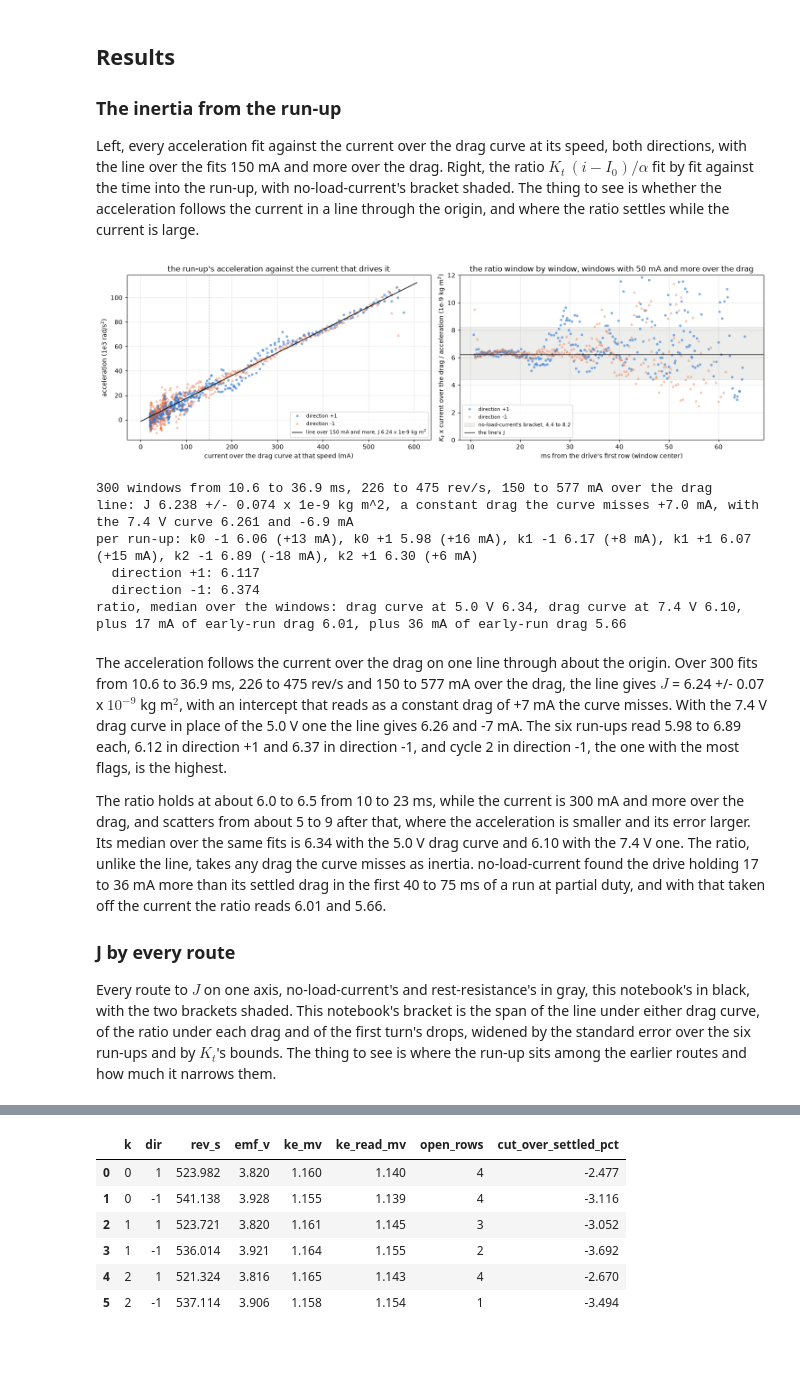
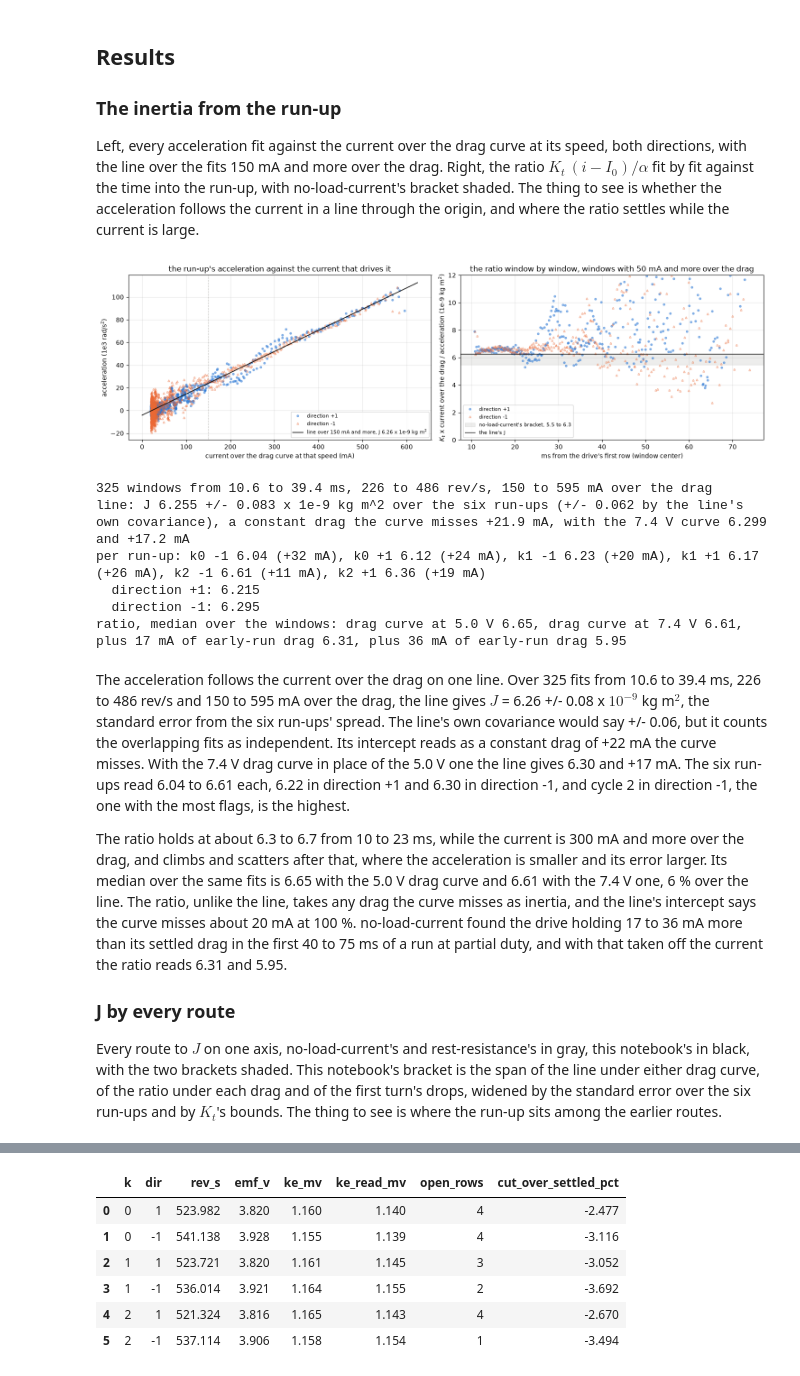
Before and after one commit to OpenServoCore/notebooks, a Jupyter notebook: stages/2-motor/speed-torque/speed-torque.ipynb, the cells around one changed output, grey strips where cells are left out. Saved outputs shown, nothing was run; the diff lists cells and outputs as text; code cells hidden in the pictures; blank space fills up the shorter version.

Commit message:
stage 2: move speed-torque to the term-out drag, regress torque on speed, per-run J error

```diff
--- a/stages/2-motor/speed-torque/speed-torque.ipynb
+++ b/stages/2-motor/speed-torque/speed-torque.ipynb
@@ -82,11 +82,12 @@ The stage 1 conversions, and every constant this notebook reads from the earlier
 CS = results.read("1-board", "current-scale", pair=BOARD.key)         # counts per amp and the in-drive offset, graded at 100 % duty
 TC = results.read("1-board", "terminal-chain", pair=BOARD.key)        # counts per volt of tap difference, the rail tap
 BC = results.read("2-motor", "bemf-coast", pair=MOTOR.key)            # Ke, its trend with speed, the ripple count
-NL = results.read("2-motor", "no-load-current", pair=MOTOR.key)       # Kt, the drag under drive, J and its routes
+NL = results.read("2-motor", "no-load-current", pair=MOTOR.key)       # Kt, the drag under drive with the reading term out, J and its routes
 RR = results.read("2-motor", "rest-resistance", pair=MOTOR.key)       # the terminal resistance, the brush drop, the earlier read of these run-ups
 IND = results.read("2-motor", "inductance", pair=MOTOR.key)           # the winding's inductance and time constant
 A_PER_COUNT = 1 / CS["counts_per_a"]["value"]                          # amps per count over the zero
 I_DRIVE_OFFSET = CS["drive_offset_counts"]["value"]                   # counts the chain reads over its rest zero with the bridge driving
+I_CLASS_PCT = CS["counts_per_a_class_pct"]["value"]                  # % of the reading, current-scale's absolute class on its counts per amp
 V_PER_COUNT = 1 / TC["terminal_counts_per_v"]["value"]                 # volts of terminal difference per count
 T_OFFSET = TC["terminal_offset_counts"]["value"]                      # counts the difference reads over the truth under DC current
 rail_v = lambda n: (np.asarray(n, float) - TC["rail_offset_counts"]["value"]) / TC["rail_counts_per_v"]["value"]
@@ -97,24 +98,27 @@ J_GUESS = NL["j_kg_m2"]["value"]                                      # no-load-
 assert int(BC["ripple_per_rev"]["value"]) == N_R                      # the count bemf-coast read Ke with is the one used here
 
 def drag_curve(level):
-    # the no-load current of a settled spin at one rail as a function of speed in rad/s, from no-load-current. The curve is a
-    # constant plus a term in the log of the speed, fitted over the speeds that rail reached. Under its lowest speed the
-    # log runs to minus infinity, so the current is held at the curve's value there.
-    c = NL["drive_drag_by_level"][level]
+    # the no-load current of a settled spin at one rail as a function of speed in rad/s, from no-load-current, with bemf-coast's
+    # reading term taken out, since a 100 % run-up carries none. The curve is a constant plus a term in the log of the speed,
+    # fitted over the speeds that rail reached. Under its lowest speed the log runs to minus infinity, so the current is held
+    # at the curve's value there.
+    c = NL["drive_drag_by_level_meter"][level]
     a, b, lo = c["a_a"]["value"], c["b_a"]["value"], c["speed_range_rev_s"]["lo"]
     return lambda w: a + b * np.log(np.maximum(np.asarray(w, float), 2 * np.pi * lo) / (2 * np.pi * 100))
 
 I0 = drag_curve("5 V")                                                # the drag under drive at this rail, as a current
-I0_HI = drag_curve("7.4 V")                                           # the 7.4 V curve, 9 to 15 mA over it, for the bracket
-D5 = NL["drive_drag_by_level"]["5 V"]["speed_range_rev_s"]
+I0_HI = drag_curve("7.4 V")                                           # the 7.4 V curve, fitted up to 510 rev/s, for the bracket
+D5 = NL["drive_drag_by_level_meter"]["5 V"]["speed_range_rev_s"]
+D7 = NL["drive_drag_by_level_meter"]["7.4 V"]["speed_range_rev_s"]
 print(f"current {CS['counts_per_a']['value']:.1f} counts/A, in-drive offset {I_DRIVE_OFFSET:+.1f} counts, graded on DC at 100 % over "
-      f"{CS['amps_range']['lo']:.2f} to {CS['amps_range']['hi']:.2f} A")
+      f"{CS['amps_range']['lo']:.2f} to {CS['amps_range']['hi']:.2f} A, absolute class {I_CLASS_PCT:.0f} % of the reading")
 print(f"terminal difference {TC['terminal_counts_per_v']['value']:.2f} counts/V with {T_OFFSET:+.1f} counts under DC current")
 print(f"Ke = Kt = {KE * 1e3:.4f} mV s/rad ({BC['ke_v_s_per_rad']['lo'] * 1e3:.4f} to {BC['ke_v_s_per_rad']['hi'] * 1e3:.4f}), read up to "
       f"{BC['speed_range_rev_s']['hi']:.0f} rev/s")
 print(f"L {IND['l_mh']['value']:.3f} mH, tau {IND['tau_us']['value']:.0f} us from inductance")
-print(f"drag under drive at 5.0 V: {D5['lo']:.0f} to {D5['hi']:.0f} rev/s fitted, {I0(2 * np.pi * 100) * 1e3:.1f} mA at 100 rev/s and "
-      f"{I0(2 * np.pi * D5['hi']) * 1e3:.1f} mA at {D5['hi']:.0f} rev/s")
+print(f"drag under drive at 5.0 V, the reading term out: {D5['lo']:.0f} to {D5['hi']:.0f} rev/s fitted, {I0(2 * np.pi * 100) * 1e3:.1f} mA at 100 rev/s and "
+      f"{I0(2 * np.pi * D5['hi']) * 1e3:.1f} mA at {D5['hi']:.0f} rev/s; the 7.4 V curve, fitted from {D7['lo']:.0f} to {D7['hi']:.0f} rev/s, sits "
+      + ", ".join(f"{(I0_HI(2 * np.pi * x) - I0(2 * np.pi * x)) * 1e3:+.1f}" for x in (150, 338, 540)) + " mA from it at 150, 338 and 540 rev/s")
 print(f"J from no-load-current {NL['j_kg_m2']['value'] * 1e9:.2f} x 1e-9 kg m^2, bracket {NL['j_kg_m2']['lo'] * 1e9:.2f} to {NL['j_kg_m2']['hi'] * 1e9:.2f}")
 print(f"rest-resistance: r_term {RR['r_term_median_ohm']['value']:.3f} ohm at {RR['r_term_amps']['value']:.2f} A, brush drop "
       f"{RR['v0_brush_v']['value']:+.2f} V ({RR['v0_brush_v']['lo']:.1f} to {RR['v0_brush_v']['hi']:.1f}), and from these run-ups "
@@ -657,55 +661,60 @@ def j_line(g, col="ex"):
 LINE = j_line(use)
 LINE_HI = j_line(use, "ex_hi")
 PER_RUN = pd.DataFrame([{"k": k, "dir": d, **j_line(g)} for (k, d), g in use.groupby(["k", "dir"])])
+# the fits sit 0.5 ms apart over +/-5 ms each, so twenty of them share every crossing, and the line's own covariance counts
+# them as independent. The pooled line's standard error is the run-ups' spread over the root of their number instead.
+J_SE_FIT = LINE["j_se"]
+LINE["j_se"] = PER_RUN["j"].std() / np.sqrt(len(PER_RUN))
 EARLY = {lvl: NL["early_run_excess_a_by_level"][lvl]["40 to 75 ms"]["value"] for lvl in ("5 V", "7.4 V")}   # the drive's extra drag early in a run
 RATIO = {"drag curve at 5.0 V": use["j"].median(),
          "drag curve at 7.4 V": (KT * use["ex_hi"] / use["alpha"]).median(),
          f"plus {EARLY['5 V'] * 1e3:.0f} mA of early-run drag": (KT * (use["ex"] - EARLY["5 V"]) / use["alpha"]).median(),
          f"plus {EARLY['7.4 V'] * 1e3:.0f} mA of early-run drag": (KT * (use["ex"] - EARLY["7.4 V"]) / use["alpha"]).median()}
 
 fig, ax = plt.subplots(1, 2, figsize=(15, 4.6))
 x = np.linspace(0, use["ex"].max() * 1.05, 10)
 for d in (1, -1):
     h = FIT[(FIT["dir"] == d) & (FIT["ex"] > 0.02) & FIT["res_ok"]]
     ax[0].plot(h["ex"] * 1e3, h["alpha"] / 1e3, MARK[d], ms=3, color=DIR_COLOR[d], mfc=DIR_COLOR[d] if d == 1 else "none", alpha=0.5, label=f"direction {d:+d}")
 ax[0].plot(x * 1e3, (KT * x / LINE["j"] - KT * LINE["extra_a"] / LINE["j"]) / 1e3, "-", color=INK, lw=1.2,
            label=f"line over {EX_MIN * 1e3:.0f} mA and more, J {LINE['j'] * 1e9:.2f} x 1e-9 kg m$^2$")
 ax[0].axvline(EX_MIN * 1e3, color=MUTED, lw=0.8, ls=":")
 ax[0].set_xlabel("current over the drag curve at that speed (mA)"); ax[0].set_ylabel("acceleration (1e3 rad/s$^2$)")
 ax[0].set_title("the run-up's acceleration against the current that drives it"); ax[0].legend(fontsize=8); ax[0].grid(alpha=0.3)
 for d in (1, -1):
     h = FIT[(FIT["dir"] == d) & (FIT["ex"] > 0.05) & FIT["res_ok"]]
     ax[1].plot(h["t"] * 1e3, h["j"] * 1e9, MARK[d], ms=3, color=DIR_COLOR[d], mfc=DIR_COLOR[d] if d == 1 else "none", alpha=0.5, label=f"direction {d:+d}")
 lo, hi = NL["j_kg_m2"]["lo"] * 1e9, NL["j_kg_m2"]["hi"] * 1e9
 ax[1].axhspan(lo, hi, color=MUTED, alpha=0.15, label=f"no-load-current's bracket, {lo:.1f} to {hi:.1f}")
 ax[1].axhline(LINE["j"] * 1e9, color=INK, lw=1, label="the line's J")
 ax[1].set_ylim(0, 12); ax[1].set_xlabel("ms from the drive's first row (window center)"); ax[1].set_ylabel("$K_t$ x current over the drag / acceleration (1e-9 kg m$^2$)")
 ax[1].set_title("the ratio window by window, windows with 50 mA and more over the drag"); ax[1].legend(fontsize=8); ax[1].grid(alpha=0.3)
 plt.tight_layout(); plt.show()
 print(f"{len(use)} windows from {use['t'].min() * 1e3:.1f} to {use['t'].max() * 1e3:.1f} ms, {use['rev_s'].min():.0f} to {use['rev_s'].max():.0f} rev/s, "
       f"{use['ex'].min() * 1e3:.0f} to {use['ex'].max() * 1e3:.0f} mA over the drag")
-print(f"line: J {LINE['j'] * 1e9:.3f} +/- {LINE['j_se'] * 1e9:.3f} x 1e-9 kg m^2, a constant drag the curve misses {LINE['extra_a'] * 1e3:+.1f} mA, "
+print(f"line: J {LINE['j'] * 1e9:.3f} +/- {LINE['j_se'] * 1e9:.3f} x 1e-9 kg m^2 over the six run-ups (+/- {J_SE_FIT * 1e9:.3f} by the line's own covariance), "
+      f"a constant drag the curve misses {LINE['extra_a'] * 1e3:+.1f} mA, "
       f"with the 7.4 V curve {LINE_HI['j'] * 1e9:.3f} and {LINE_HI['extra_a'] * 1e3:+.1f} mA")
 print("per run-up: " + ", ".join(f"k{int(p.k)} {int(p.dir):+d} {p.j * 1e9:.2f} ({p.extra_a * 1e3:+.0f} mA)" for p in PER_RUN.itertuples()))
 for d in (1, -1):
     print(f"  direction {d:+d}: {PER_RUN[PER_RUN['dir'] == d]['j'].mean() * 1e9:.3f}")
 print("ratio, median over the windows: " + ", ".join(f"{k} {v * 1e9:.2f}" for k, v in RATIO.items()))
 # %% [output]
-[figure, old version]
+[figure, new version]
-300 windows from 10.6 to 36.9 ms, 226 to 475 rev/s, 150 to 577 mA over the drag
-line: J 6.238 +/- 0.074 x 1e-9 kg m^2, a constant drag the curve misses +7.0 mA, with the 7.4 V curve 6.261 and -6.9 mA
-per run-up: k0 -1 6.06 (+13 mA), k0 +1 5.98 (+16 mA), k1 -1 6.17 (+8 mA), k1 +1 6.07 (+15 mA), k2 -1 6.89 (-18 mA), k2 +1 6.30 (+6 mA)
-  direction +1: 6.117
-  direction -1: 6.374
-ratio, median over the windows: drag curve at 5.0 V 6.34, drag curve at 7.4 V 6.10, plus 17 mA of early-run drag 6.01, plus 36 mA of early-run drag 5.66
+325 windows from 10.6 to 39.4 ms, 226 to 486 rev/s, 150 to 595 mA over the drag
+line: J 6.255 +/- 0.083 x 1e-9 kg m^2 over the six run-ups (+/- 0.062 by the line's own covariance), a constant drag the curve misses +21.9 mA, with the 7.4 V curve 6.299 and +17.2 mA
+per run-up: k0 -1 6.04 (+32 mA), k0 +1 6.12 (+24 mA), k1 -1 6.23 (+20 mA), k1 +1 6.17 (+26 mA), k2 -1 6.61 (+11 mA), k2 +1 6.36 (+19 mA)
+  direction +1: 6.215
+  direction -1: 6.295
+ratio, median over the windows: drag curve at 5.0 V 6.65, drag curve at 7.4 V 6.61, plus 17 mA of early-run drag 6.31, plus 36 mA of early-run drag 5.95
 # %% [markdown]
-The acceleration follows the current over the drag on one line through about the origin. Over 300 fits from 10.6 to 36.9 ms, 226 to 475 rev/s and 150 to 577 mA over the drag, the line gives $J$ = 6.24 +/- 0.07 x $10^{-9}$ kg m$^2$, with an intercept that reads as a constant drag of +7 mA the curve misses. With the 7.4 V drag curve in place of the 5.0 V one the line gives 6.26 and -7 mA. The six run-ups read 5.98 to 6.89 each, 6.12 in direction +1 and 6.37 in direction -1, and cycle 2 in direction -1, the one with the most flags, is the highest.
+The acceleration follows the current over the drag on one line. Over 325 fits from 10.6 to 39.4 ms, 226 to 486 rev/s and 150 to 595 mA over the drag, the line gives $J$ = 6.26 +/- 0.08 x $10^{-9}$ kg m$^2$, the standard error from the six run-ups' spread. The line's own covariance would say +/- 0.06, but it counts the overlapping fits as independent. Its intercept reads as a constant drag of +22 mA the curve misses. With the 7.4 V drag curve in place of the 5.0 V one the line gives 6.30 and +17 mA. The six run-ups read 6.04 to 6.61 each, 6.22 in direction +1 and 6.30 in direction -1, and cycle 2 in direction -1, the one with the most flags, is the highest.
 
-The ratio holds at about 6.0 to 6.5 from 10 to 23 ms, while the current is 300 mA and more over the drag, and scatters from about 5 to 9 after that, where the acceleration is smaller and its error larger. Its median over the same fits is 6.34 with the 5.0 V drag curve and 6.10 with the 7.4 V one. The ratio, unlike the line, takes any drag the curve misses as inertia. no-load-current found the drive holding 17 to 36 mA more than its settled drag in the first 40 to 75 ms of a run at partial duty, and with that taken off the current the ratio reads 6.01 and 5.66.
+The ratio holds at about 6.3 to 6.7 from 10 to 23 ms, while the current is 300 mA and more over the drag, and climbs and scatters after that, where the acceleration is smaller and its error larger. Its median over the same fits is 6.65 with the 5.0 V drag curve and 6.61 with the 7.4 V one, 6 % over the line. The ratio, unlike the line, takes any drag the curve misses as inertia, and the line's intercept says the curve misses about 20 mA at 100 %. no-load-current found the drive holding 17 to 36 mA more than its settled drag in the first 40 to 75 ms of a run at partial duty, and with that taken off the current the ratio reads 6.31 and 5.95.
 
 ### J by every route
 
-Every route to $J$ on one axis, no-load-current's and rest-resistance's in gray, this notebook's in black, with the two brackets shaded. This notebook's bracket is the span of the line under either drag curve, of the ratio under each drag and of the first turn's drops, widened by the standard error over the six run-ups and by $K_t$'s bounds. The thing to see is where the run-up sits among the earlier routes and how much it narrows them.
+Every route to $J$ on one axis, no-load-current's and rest-resistance's in gray, this notebook's in black, with the two brackets shaded. This notebook's bracket is the span of the line under either drag curve, of the ratio under each drag and of the first turn's drops, widened by the standard error over the six run-ups and by $K_t$'s bounds. The thing to see is where the run-up sits among the earlier routes.
 # %%
 # the bracket on J from this run-up: the span of the line with either drag curve and the ratios under each drag, with the
 # run-ups' own spread around the line, and Kt's bounds, which scale J in proportion
```
Also changed, not shown: parts of 22 cells of this notebook, 2 other files.
